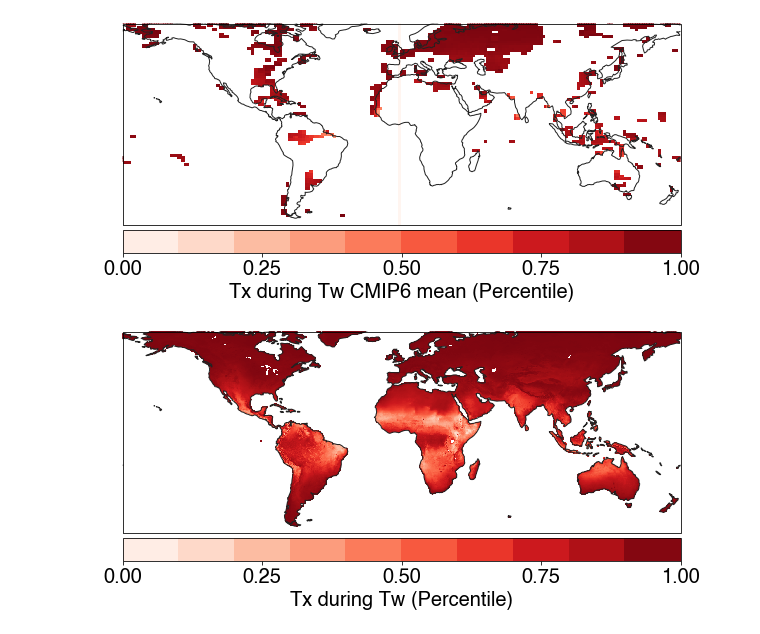
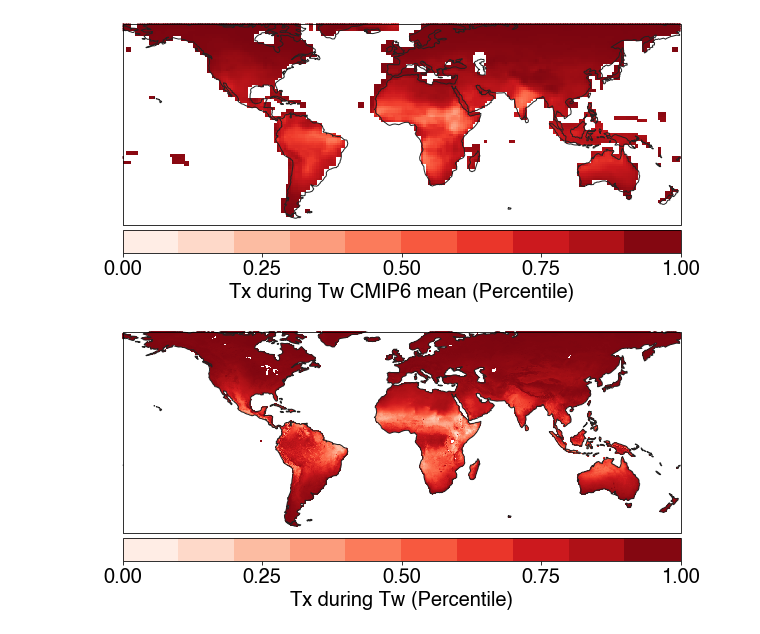
Before and after one commit to ecoffel/2021-heat, a Jupyter notebook: ht_tx_on_tw_analysis.ipynb, the cells around one changed output. Drawn from its saved outputs; the diff is of its cells as text; code cells hidden in the pictures.

Commit message:
su, 2021-heat

```diff
--- a/ht_tx_on_tw_analysis.ipynb
+++ b/ht_tx_on_tw_analysis.ipynb
@@ -39,9 +43,7 @@ run ../util/setupConsole_su
 cmip6_models = ['bcc-csm2-mr', 'bcc-esm1', 'canesm5', \
                 'kace-1-0-g', 'ipsl-cm6a-lr', 'miroc6', \
                 'mri-esm2-0', 'noresm2-lm']
-cmip6_models = ['bcc-csm2-mr', 'bcc-esm1', 'canesm5', \
-                'ipsl-cm6a-lr', 'miroc6', \
-                'mri-esm2-0', 'noresm2-lm']
+
 cmip6_lat = np.arange(-90, 90, 1.5)
 cmip6_lon = np.arange(0, 360, 1.5)
 # %%
@@ -106,0 +186,24 @@ for y_ind, y in enumerate(yearRange):
+# %%
+for m, model in enumerate(cmip6_models):
+    print('loading %s'%model)
+
+    tx_during_tw_cur_model = xr.Dataset()
+    tw_during_tx_cur_model = xr.Dataset()
+
+    for y_ind, y in enumerate(yearRange):
+        ds_tw_on_tx = xr.open_dataset('%s/heat-wave-days/tw-on-tx/cmip6/%s/cmip6_tw_on_tx_%d_%s.nc'%(dirHeatData, model, y, model))
+        ds_tx_on_tw = xr.open_dataset('%s/heat-wave-days/tx-on-tw/cmip6/%s/cmip6_tx_on_tw_%d_%s.nc'%(dirHeatData, model, y, model))
+
+        if y_ind == 0:
+            tx_during_tw_cur_model = ds_tx_on_tw
+            tw_during_tx_cur_model = ds_tw_on_tx
+        else:
+            tx_during_tw_cur_model = xr.concat([tx_during_tw_cur_model, ds_tx_on_tw], dim='time')
+            tw_during_tx_cur_model = xr.concat([tw_during_tx_cur_model, ds_tw_on_tx], dim='time')
+
+    if m == 0:
+        tx_during_tw_cmip6 = tx_during_tw_cur_model
+        tw_during_tx_cmip6 = tw_during_tx_cur_model
+    else:
+        tx_during_tw_cmip6 = xr.concat([tx_during_tw_cmip6, tx_during_tw_cur_model], dim='model')
+        tw_during_tx_cmip6 = xr.concat([tw_during_tx_cmip6, tw_during_tx_cur_model], dim='model')
@@ -108,38 +268,36 @@ for y_ind, y in enumerate(yearRange):
 plt.figure(figsize=(10,10))
 ax = plt.axes(projection=ccrs.PlateCarree())
 
 ax.set_extent([-180, -180, 70, -60])
 
 v1 = 0
 v2 = 1.01
 vstep = .1
 vlabelstep = .25
 
 midnorm = MidpointNormalize(vmin=v1, vcenter=(v1+v2)/2, vmax=v2)
 cmap = plt.cm.get_cmap('Reds')
 
 # data = ds_grow_r_t_et.r_t_et.values
-data = np.nanmean(tx_during_tw_cmip6[3,:,:,:], axis=0)
-cur_lon = cmip6_lon
-data, cur_lon = add_cyclic_point(data, coord=cmip6_lon)
-c = plt.pcolormesh(cur_lon, cmip6_lat, data, \
+data = tx_during_tw_cmip6.tx_during_tw[7,:,:,:].mean(dim=['time']).values
+c = plt.pcolormesh(cmip6_lon, cmip6_lat, data, \
                  cmap=cmap, norm=midnorm)
 
 ax.add_feature(cartopy.feature.COASTLINE.with_scale('110m'), edgecolor='#222222')
 
 # plt.text(-125, -30, 'Mean: %.1f'%(np.nanmean(data)), fontdict={'family':'helvetica', 'size':16}, ha='center', va='center')
 
 scmap = plt.cm.ScalarMappable(cmap=cmap, norm=midnorm)
 scmap.set_array([])
 cb = plt.colorbar(scmap, ticks=np.arange(v1, v2, vlabelstep),
              boundaries=np.arange(v1, v2, vstep), orientation='horizontal',
              pad=0.01, aspect=25, shrink=1)
 cb.ax.tick_params(labelsize=20)
 cb.set_label('Tx during Tw CMIP6 mean (Percentile)', fontsize=20)
 
 # plt.savefig('r-t-et-era5-map.png', format='png', dpi=500, bbox_inches = 'tight', pad_inches = 0.02)
 # %% [output]
-[figure, old version]
+[figure, new version]
 # %%
 plt.figure(figsize=(10,10))
 ax = plt.axes(projection=ccrs.PlateCarree())
```
Also changed, not shown: parts of 20 cells of this notebook, 5 other files.
